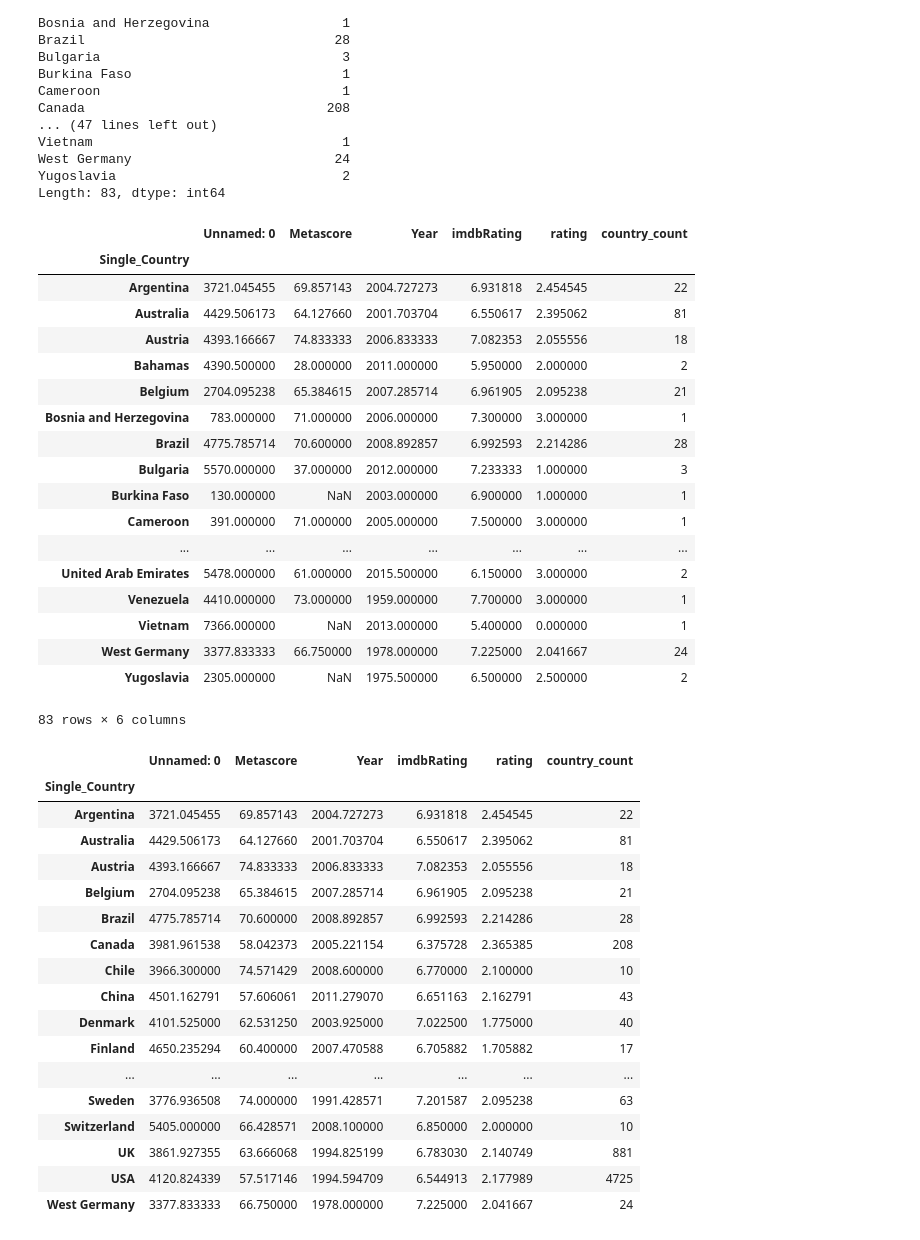
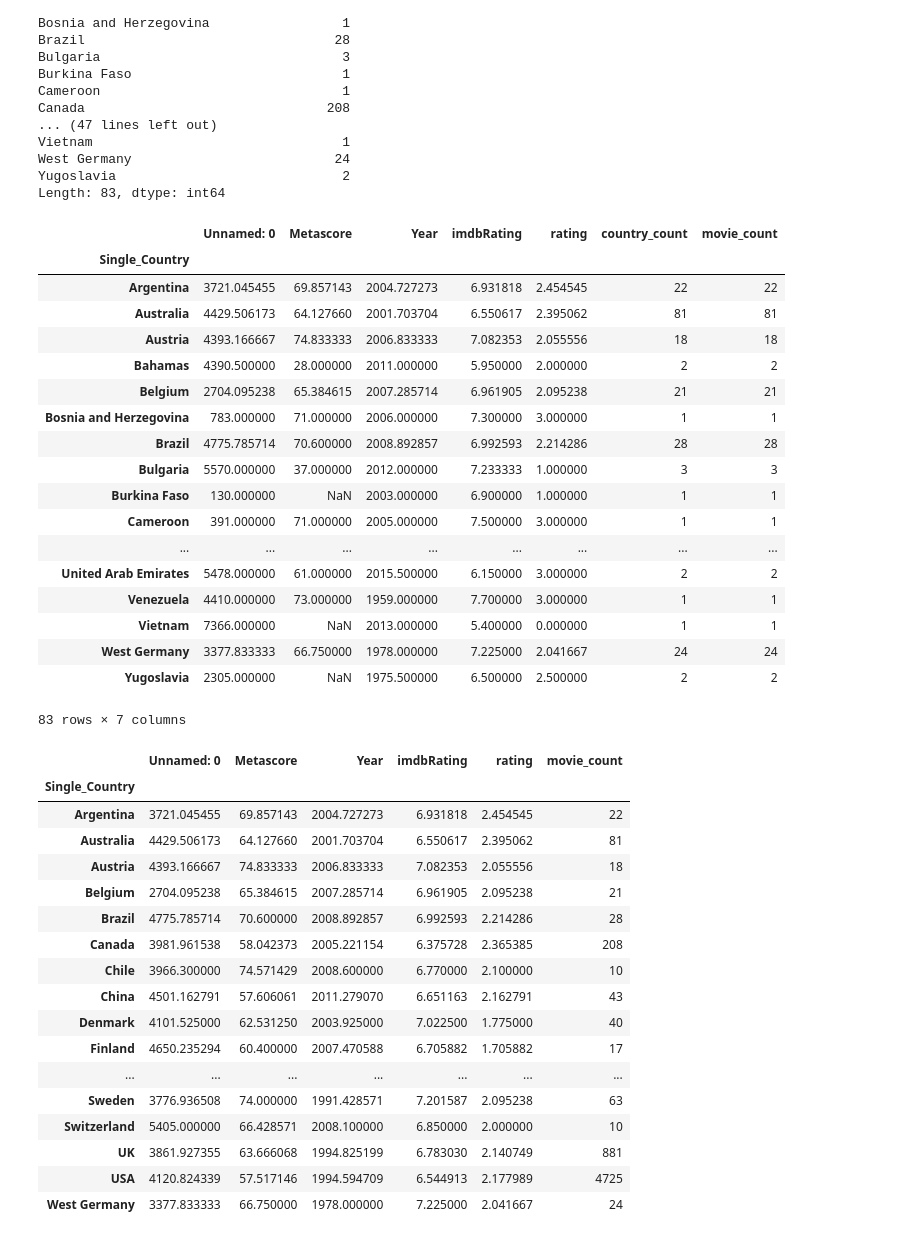
Before and after one commit to Survifit/LightPurpleRepo, a Jupyter notebook: Foreign.ipynb, the cells around one changed output. Cells and saved outputs as stored; diff of their text form; code cells hidden in the pictures.

```diff
--- a/Foreign.ipynb
+++ b/Foreign.ipynb
@@ -75,25 +75,25 @@ West Germany                          24
 Yugoslavia                             2
 Length: 83, dtype: int64
 # %%
-countrygroups['country_count'] = pd.Series(sizecountrygroups)
+countrygroups['movie_count'] = pd.Series(sizecountrygroups)
 countrygroups
 # %% [output]
-|  | Unnamed: 0 | Metascore | Year | imdbRating | rating | country_count |
-| Single_Country |  |  |  |  |  |  |
-| Argentina | 3721.045455 | 69.857143 | 2004.727273 | 6.931818 | 2.454545 | 22 |
-| Australia | 4429.506173 | 64.127660 | 2001.703704 | 6.550617 | 2.395062 | 81 |
-| Austria | 4393.166667 | 74.833333 | 2006.833333 | 7.082353 | 2.055556 | 18 |
-| Bahamas | 4390.500000 | 28.000000 | 2011.000000 | 5.950000 | 2.000000 | 2 |
-| Belgium | 2704.095238 | 65.384615 | 2007.285714 | 6.961905 | 2.095238 | 21 |
-| Bosnia and Herzegovina | 783.000000 | 71.000000 | 2006.000000 | 7.300000 | 3.000000 | 1 |
-| Brazil | 4775.785714 | 70.600000 | 2008.892857 | 6.992593 | 2.214286 | 28 |
-| Bulgaria | 5570.000000 | 37.000000 | 2012.000000 | 7.233333 | 1.000000 | 3 |
-| Burkina Faso | 130.000000 | NaN | 2003.000000 | 6.900000 | 1.000000 | 1 |
-| Cameroon | 391.000000 | 71.000000 | 2005.000000 | 7.500000 | 3.000000 | 1 |
-| ... | ... | ... | ... | ... | ... | ... |
-| United Arab Emirates | 5478.000000 | 61.000000 | 2015.500000 | 6.150000 | 3.000000 | 2 |
-| Venezuela | 4410.000000 | 73.000000 | 1959.000000 | 7.700000 | 3.000000 | 1 |
-| Vietnam | 7366.000000 | NaN | 2013.000000 | 5.400000 | 0.000000 | 1 |
-| West Germany | 3377.833333 | 66.750000 | 1978.000000 | 7.225000 | 2.041667 | 24 |
-| Yugoslavia | 2305.000000 | NaN | 1975.500000 | 6.500000 | 2.500000 | 2 |
+|  | Unnamed: 0 | Metascore | Year | imdbRating | rating | country_count | movie_count |
+| Single_Country |  |  |  |  |  |  |  |
+| Argentina | 3721.045455 | 69.857143 | 2004.727273 | 6.931818 | 2.454545 | 22 | 22 |
+| Australia | 4429.506173 | 64.127660 | 2001.703704 | 6.550617 | 2.395062 | 81 | 81 |
+| Austria | 4393.166667 | 74.833333 | 2006.833333 | 7.082353 | 2.055556 | 18 | 18 |
+| Bahamas | 4390.500000 | 28.000000 | 2011.000000 | 5.950000 | 2.000000 | 2 | 2 |
+| Belgium | 2704.095238 | 65.384615 | 2007.285714 | 6.961905 | 2.095238 | 21 | 21 |
+| Bosnia and Herzegovina | 783.000000 | 71.000000 | 2006.000000 | 7.300000 | 3.000000 | 1 | 1 |
+| Brazil | 4775.785714 | 70.600000 | 2008.892857 | 6.992593 | 2.214286 | 28 | 28 |
+| Bulgaria | 5570.000000 | 37.000000 | 2012.000000 | 7.233333 | 1.000000 | 3 | 3 |
+| Burkina Faso | 130.000000 | NaN | 2003.000000 | 6.900000 | 1.000000 | 1 | 1 |
+| Cameroon | 391.000000 | 71.000000 | 2005.000000 | 7.500000 | 3.000000 | 1 | 1 |
+| ... | ... | ... | ... | ... | ... | ... | ... |
+| United Arab Emirates | 5478.000000 | 61.000000 | 2015.500000 | 6.150000 | 3.000000 | 2 | 2 |
+| Venezuela | 4410.000000 | 73.000000 | 1959.000000 | 7.700000 | 3.000000 | 1 | 1 |
+| Vietnam | 7366.000000 | NaN | 2013.000000 | 5.400000 | 0.000000 | 1 | 1 |
+| West Germany | 3377.833333 | 66.750000 | 1978.000000 | 7.225000 | 2.041667 | 24 | 24 |
+| Yugoslavia | 2305.000000 | NaN | 1975.500000 | 6.500000 | 2.500000 | 2 | 2 |
-83 rows × 6 columns
+83 rows × 7 columns
@@ -100,8 +102,8 @@ countrygroups
 # %%
 #countries with 10 or more movies in our data
-countrygroups.loc[countrygroups['country_count'] > 9]
+countrygroups.loc[countrygroups['movie_count'] > 9]
 # %% [output]
-|  | Unnamed: 0 | Metascore | Year | imdbRating | rating | country_count |
+|  | Unnamed: 0 | Metascore | Year | imdbRating | rating | movie_count |
 | Single_Country |  |  |  |  |  |  |
 | Argentina | 3721.045455 | 69.857143 | 2004.727273 | 6.931818 | 2.454545 | 22 |
 | Australia | 4429.506173 | 64.127660 | 2001.703704 | 6.550617 | 2.395062 | 81 |
```
Also changed, not shown: parts of 13 cells of this notebook.
